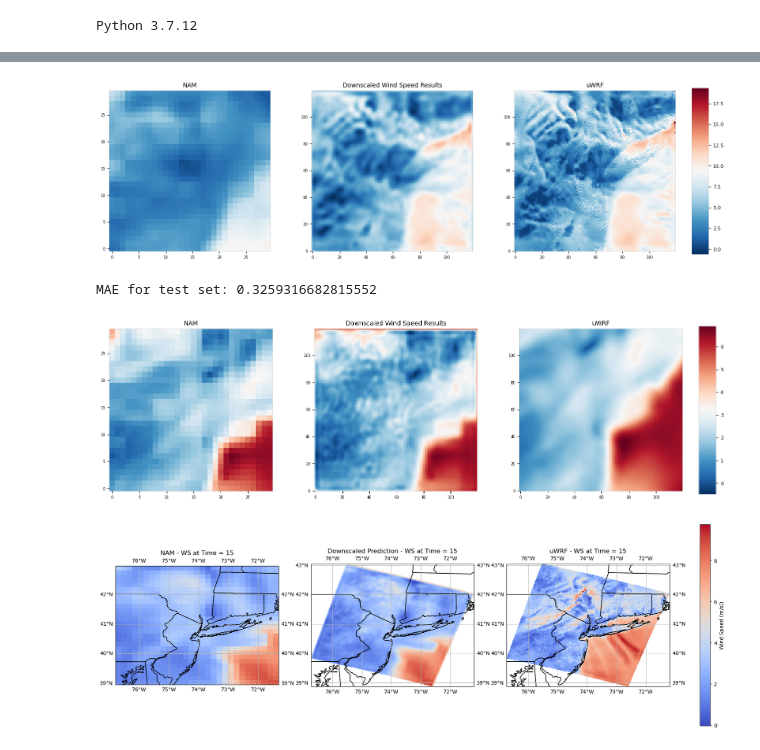
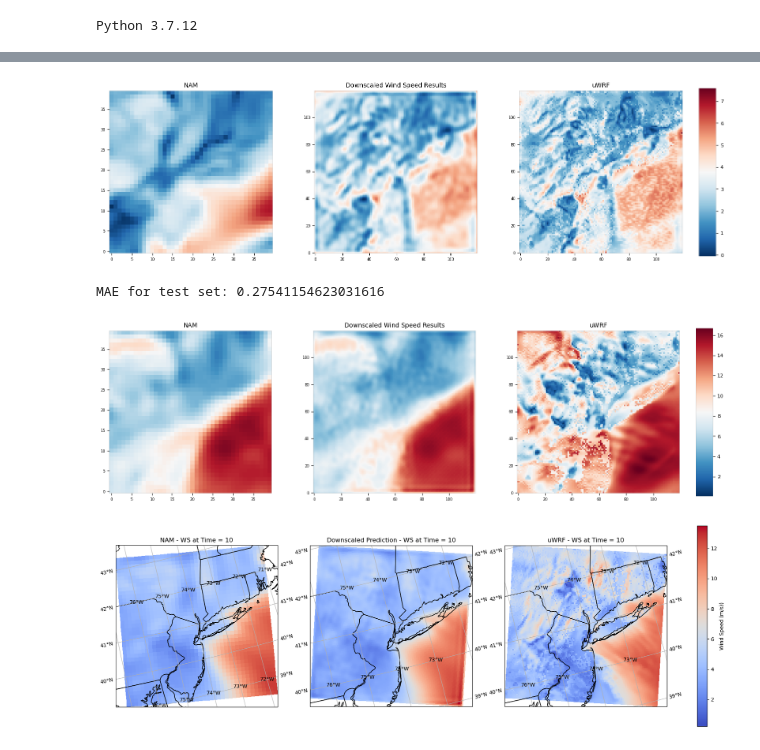
Before and after one commit to gabbyvaillant/downscaling, a Jupyter notebook: training/WS-downscaling.ipynb, the cells around one changed output, grey strips where cells are left out. Saved outputs shown, nothing was run; the diff lists cells and outputs as text; code cells hidden in the pictures.

```diff
--- a/training/WS-downscaling.ipynb
+++ b/training/WS-downscaling.ipynb
@@ -39,10 +39,10 @@ To enable them in other operations, rebuild TensorFlow with the appropriate comp
 # %% [output]
 Python 3.7.12
 # %%
-uwrf_train = xr.open_dataset('/D4/data/gvaillant/uwrf-split/uwrf_train_WS.nc')
-uwrf_val = xr.open_dataset('/D4/data/gvaillant/uwrf-split/uwrf_val_WS.nc')
-uwrf_test = xr.open_dataset('/D4/data/gvaillant/uwrf-split/uwrf_test_WS.nc')
+uwrf_train = xr.open_dataset('/D4/data/gvaillant/uwrf-split/uwrf_train.nc')
+uwrf_val = xr.open_dataset('/D4/data/gvaillant/uwrf-split/uwrf_val.nc')
+uwrf_test = xr.open_dataset('/D4/data/gvaillant/uwrf-split/uwrf_test.nc')
 # --------
-nam_train = xr.open_dataset('/D4/data/gvaillant/nam-split/nam_train_WS.nc')
-nam_val = xr.open_dataset('/D4/data/gvaillant/nam-split/nam_val_WS.nc')
-nam_test = xr.open_dataset('/D4/data/gvaillant/nam-split/nam_test_WS.nc')
+nam_train = xr.open_dataset('/D4/data/gvaillant/nam-split/nam_train.nc')
+nam_val = xr.open_dataset('/D4/data/gvaillant/nam-split/nam_val.nc')
+nam_test = xr.open_dataset('/D4/data/gvaillant/nam-split/nam_test.nc')
@@ -253,7 +297,7 @@ results = pd.read_csv(csv_file)
 backbones = ['resnet']
 num_filters = [8]
 num_blocks = [8]
-epochs = [51]
+epochs = [76]
 lrate_values = (1e-3, 1e-4)
 local_layer=True
 #------------------------------------------------------------------------------------
@@ -298,7 +342,7 @@ for backbone in backbones:
                         data_train_lr=None,
                         data_val_lr=None,
                         data_test_lr=None,
-                        scale=4,
+                        scale=3,
                         time_window=None,
                         static_vars=None,
                         predictors_train=PSFC_train, #Add predictor information here (not required)
@@ -314,7 +358,7 @@ for backbone in backbones:
                         test_steps=None,
                         learning_rate=lr,
                         lr_decay_after=1e4,
-                        early_stopping=False,
+                        early_stopping=True,
                         patience=6,
                         min_delta=0,
                         save=True,
@@ -539,7 +583,7 @@ pred1 = dds.Predictor(
     predictors=[x_z_train],
     time_window=None,
     interpolation='inter_area',
-    batch_size=4,
+    batch_size=3,
     scaler=WS_scaler_train,
     save_path=None,
     save_fname=None,
@@ -558,21 +602,21 @@ Final running time: 0:00:49.669391
 # %%
 unscaled_x_test = WS_scaler_train.inverse_transform(x_test)
 unscaled_y_test = WS_scaler_train.inverse_transform(y_test)
-ecv.plot((unscaled_x_test[-1].values, unscaled_y_pred[-1], unscaled_y_test[-1].values),
+ecv.plot((unscaled_x_test[1].values, unscaled_y_pred[1], unscaled_y_test[1].values),
          share_colorbar=True, share_dynamic_range=True, show_coastline=True, subplot_titles=('NAM', 'Downscaled Wind Speed Results', 'uWRF'))
 
 mae = dds.losses.mae(unscaled_y_test[0].values, unscaled_y_pred[0])
 print(f"MAE for test set: {mae}")
 # %% [output]
-[figure, old version]
+[figure, new version]
-MAE for test set: 0.3259316682815552
+MAE for test set: 0.27541154623031616
 # %%
 unscaled_x_train = WS_scaler_train.inverse_transform(x_train)
 unscaled_y_train = WS_scaler_train.inverse_transform(y_train)
-ecv.plot((unscaled_x_train[-1].values, unscaled_x_pred[-1], unscaled_y_train[-1].values),
+ecv.plot((unscaled_x_train[3].values, unscaled_x_pred[3], unscaled_y_train[3].values),
          share_colorbar=True, share_dynamic_range=True, subplot_titles=('NAM', 'Downscaled Wind Speed Results', 'uWRF'))
 # %% [output]
-[figure, old version]
+[figure, new version]
 # %%
 import numpy as np
 import matplotlib.pyplot as plt
@@ -590,17 +634,9 @@ max_lat = 43.029186
 min_lon = -76.70499
 max_lon = -71.21628
 
-# Crop to same extent
-nam = nam.where(
-    (nam['latitude'] >= min_lat) & (nam['latitude'] <= max_lat) &
-    (nam['longitude'] >= min_lon) & (nam['longitude'] <= max_lon), drop=True)
-
-uwrf = uwrf.where(
-    (uwrf['latitude'] >= min_lat) & (uwrf['latitude'] <= max_lat) &
-    (uwrf['longitude'] >= min_lon) & (uwrf['longitude'] <= max_lon), drop=True)
 
 # Select time index
-time_idx = 15 # you can change this
+time_idx = 10 # you can change this
 
 # Extract values
 lat_nam = nam.latitude[:,:].values
@@ -619,7 +655,7 @@ vmin = min(WS_nam.min(), WS_pred.min(), WS_uwrf.min())
 vmax = max(WS_nam.max(), WS_pred.max(), WS_uwrf.max())
 
 # Plotting
-fig, axes = plt.subplots(1, 3, figsize=(21, 7), subplot_kw={'projection': ccrs.PlateCarree()})
+fig, axes = plt.subplots(1, 3, figsize=(21, 7), subplot_kw={'projection': ccrs.LambertConformal()})
 
 # Plot NAM
 im0 = axes[0].pcolormesh(lon_nam, lat_nam, WS_nam, cmap='coolwarm', vmin=vmin, vmax=vmax, transform=ccrs.PlateCarree())
@@ -652,4 +688,4 @@ cbar.set_label('Wind Speed (m/s))')
 
 plt.show()
 # %% [output]
-[figure, old version]
+[figure, new version]
```
Also changed, not shown: parts of 19 cells of this notebook, 56 other files.
